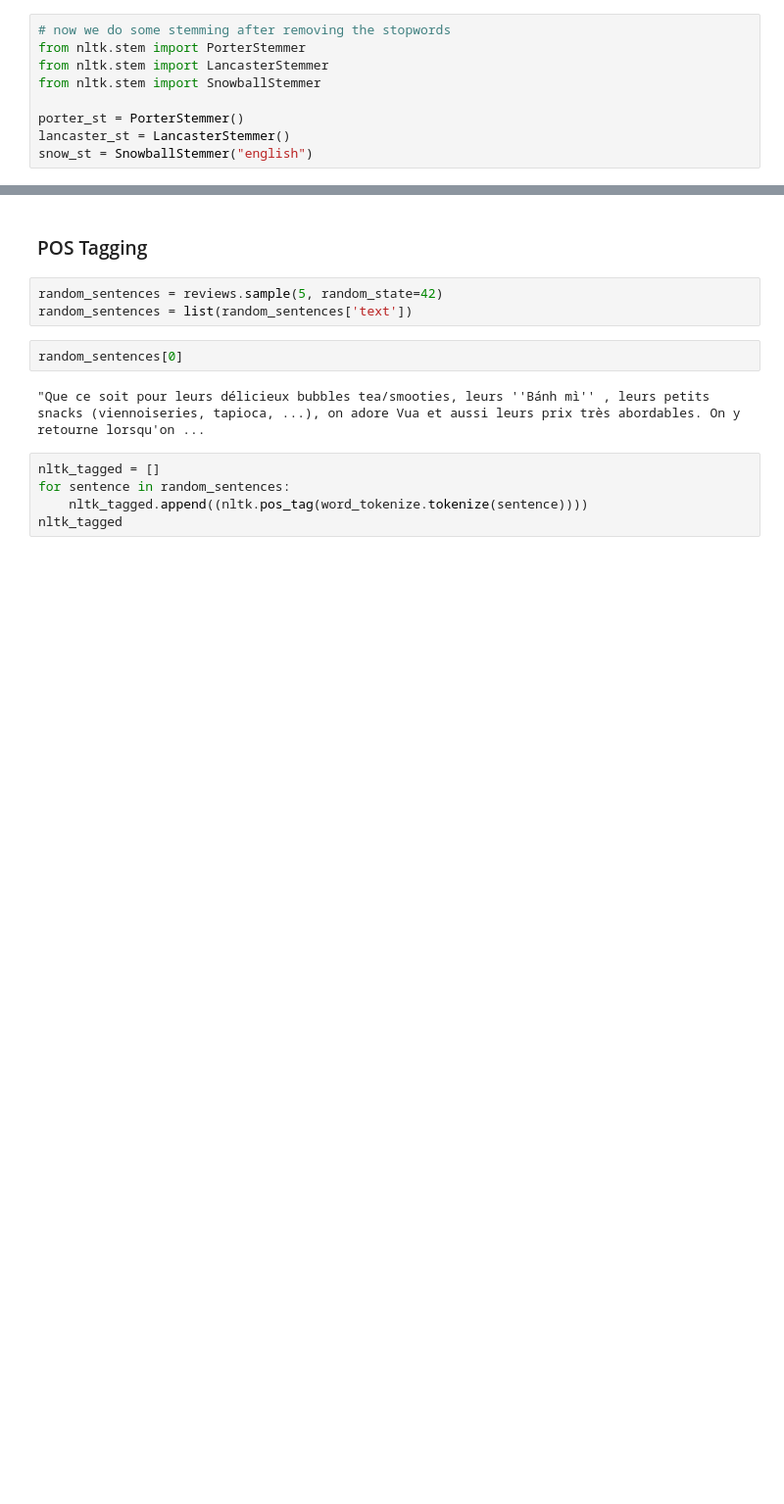
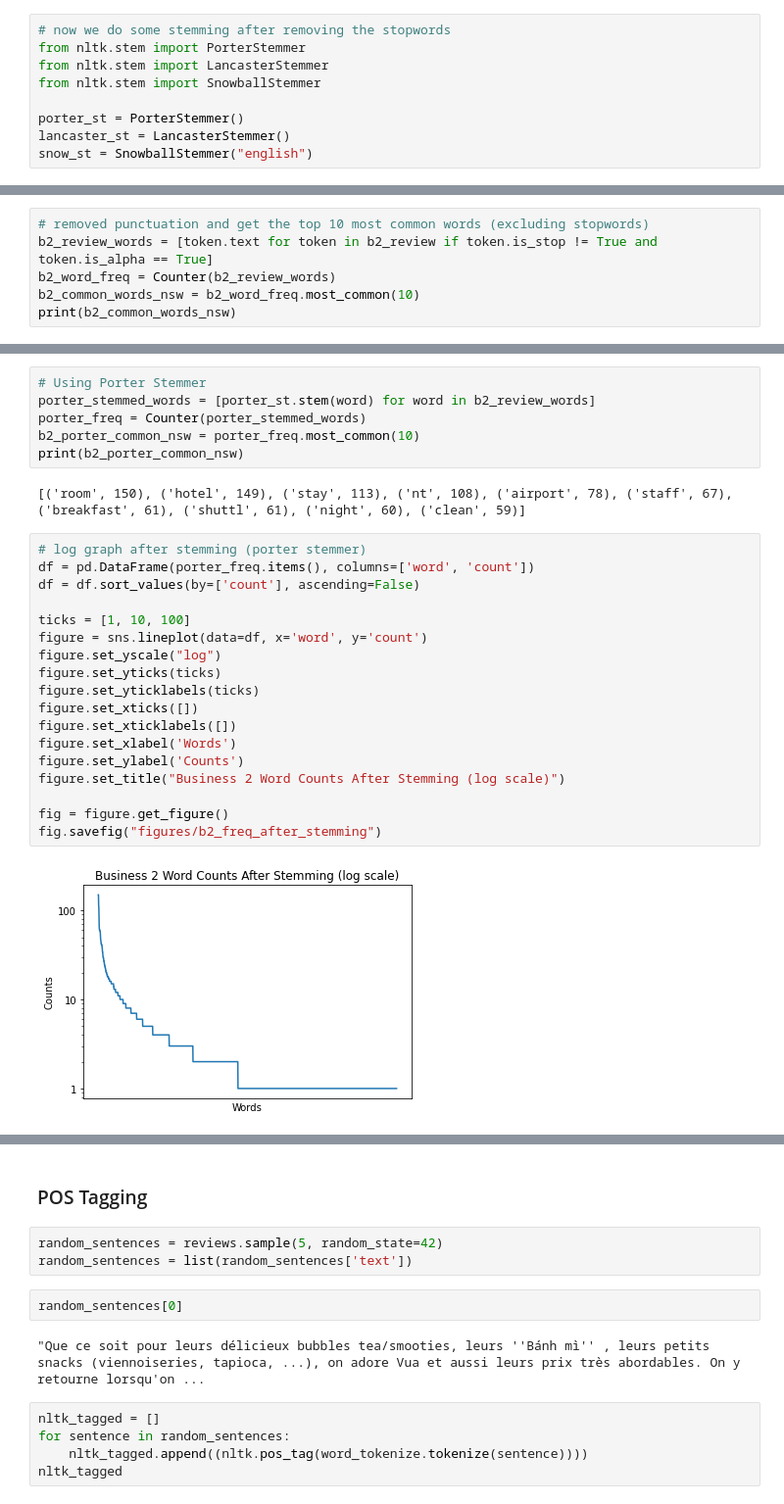
Before and after one commit to coloteong/CZ4045-project1, a Jupyter notebook: mostfreq_NN_JJ/main_notebook.ipynb, the cells around one changed output, grey strips where cells are left out. Shown: that part at 98% size. Saved outputs shown, nothing was run; the diff lists cells and outputs as text; blank space fills up the shorter version.

```diff
--- a/mostfreq_NN_JJ/main_notebook.ipynb
+++ b/mostfreq_NN_JJ/main_notebook.ipynb
@@ -152,0 +169,6 @@ print(snow_common)
+# %%
+# removed punctuation and get the top 10 most common words (excluding stopwords)
+b2_review_words = [token.text for token in b2_review if token.is_stop != True and token.is_alpha == True]
+b2_word_freq = Counter(b2_review_words)
+b2_common_words_nsw = b2_word_freq.most_common(10)
+print(b2_common_words_nsw)
@@ -152,0 +197,28 @@ print(snow_common)
+# %%
+# Using Porter Stemmer
+porter_stemmed_words = [porter_st.stem(word) for word in b2_review_words]
+porter_freq = Counter(porter_stemmed_words)
+b2_porter_common_nsw = porter_freq.most_common(10)
+print(b2_porter_common_nsw)
+# %% [output]
+[('room', 150), ('hotel', 149), ('stay', 113), ('nt', 108), ('airport', 78), ('staff', 67), ('breakfast', 61), ('shuttl', 61), ('night', 60), ('clean', 59)]
+# %%
+# log graph after stemming (porter stemmer)
+df = pd.DataFrame(porter_freq.items(), columns=['word', 'count'])
+df = df.sort_values(by=['count'], ascending=False)
+
+ticks = [1, 10, 100]
+figure = sns.lineplot(data=df, x='word', y='count')
+figure.set_yscale("log")
+figure.set_yticks(ticks)
+figure.set_yticklabels(ticks)
+figure.set_xticks([])
+figure.set_xticklabels([])
+figure.set_xlabel('Words')
+figure.set_ylabel('Counts')
+figure.set_title("Business 2 Word Counts After Stemming (log scale)")
+
+fig = figure.get_figure()
+fig.savefig("figures/b2_freq_after_stemming")
+# %% [output]
+[figure, added]
```
Also changed, not shown: parts of 21 cells of this notebook, 5 other files.
